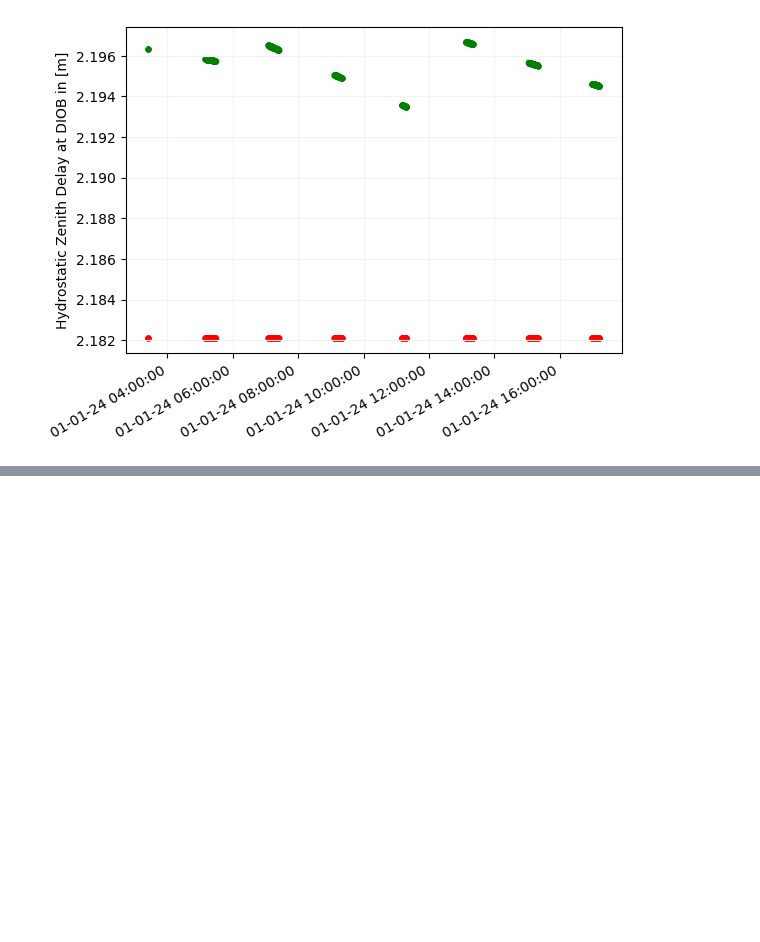
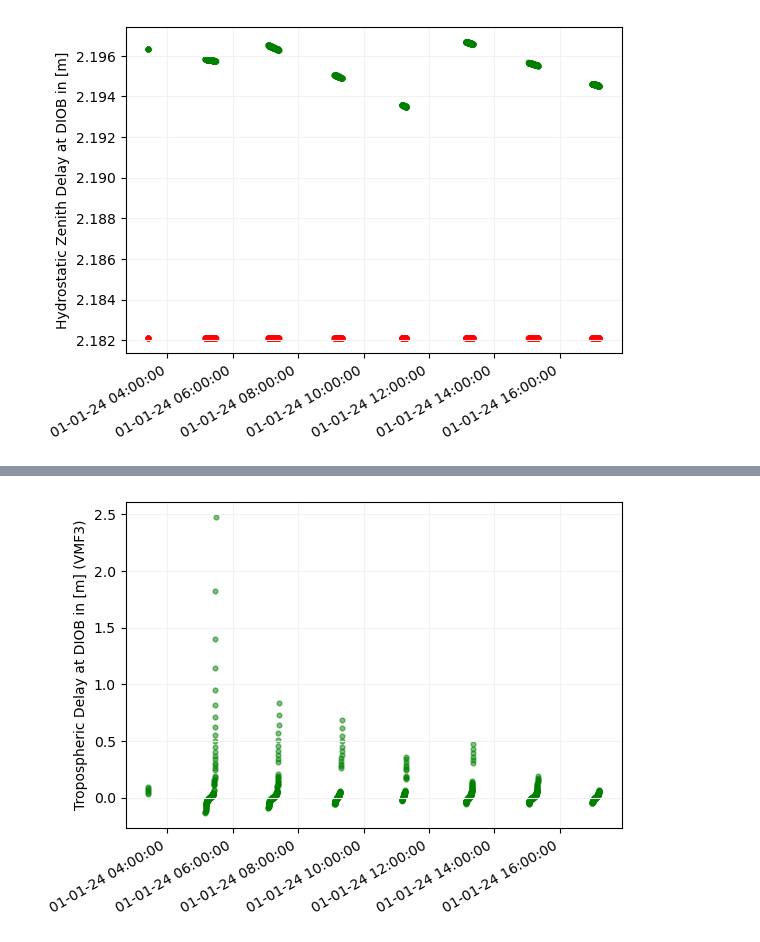
Before and after one commit to DSOlab/AcademicSoftware, a Jupyter notebook: JupiterLab/doris_days/atmo/atmosphere.ipynb, the cells around one changed output, grey strips where cells are left out. Saved outputs shown, nothing was run; the diff lists cells and outputs as text; code cells hidden in the pictures; blank space fills up the shorter version.

```diff
--- a/JupiterLab/doris_days/atmo/atmosphere.ipynb
+++ b/JupiterLab/doris_days/atmo/atmosphere.ipynb
@@ -180,0 +213,52 @@ plt.show()
+# %%
+# lets store results to plot them later on
+ts = []; dL = []; elvs = [];
+
+# last data
+last_tai = None
+last_dti = None
+last_ele = None
+
+# for every block in the RINEX file
+for block in rnx:
+    # for every beacon in the block
+    for beacon, data in block:
+        # match DIOB
+        if beacon == rnx.name2id(site_name):
+
+            # use the block-provided clock correction to get to (approximate) TAI
+            # date(TAI) = epoch + receiver clock offset
+            tai = block.t() + attotime.attotimedelta(nanoseconds=block.clock_offset() * 1e9)
+
+            # satellite position
+            satx, saty, satz, _ = intrp.sat_at(sp3_id, tai)
+            rsat = np.array([satx, saty, satz])
+
+            # compute range, azimouth and elevation between site and satellite
+            r, az, el = transformations.azele(rsat, rsta)
+
+            # compute tropospheric delay at elevation
+            dti = vmf.tropo_delay(site_name, lat, lon, el, at2pt(tai))
+
+            # compute difference to previous obs, if any
+            if last_tai is not None and (tai - last_tai).total_seconds() <= 10.:
+                dt = float((tai - last_tai).total_seconds())
+                ts.append(tai)
+                dL.append( (dti-last_dti)/dt )
+                elvs.append( np.degrees(el)+(np.degrees(el)-np.degrees(last_ele))/2. )
+
+            # assign values for next computation
+            last_tai = tai
+            last_dti = dti
+            last_ele = el
+
+# Plot results
+plt.scatter([at2pt(ti) for ti in ts], dL, alpha=0.5, s=12, c='green')
+plt.grid(color='0.95')
+plt.ylabel(f"Tropospheric Delay at {site_name} in [m] (VMF3)")
+ax = plt.gca()
+ax.xaxis.set_major_formatter(mdates.DateFormatter("%d-%m-%y %H:%M:%S"))
+plt.gcf().autofmt_xdate()
+plt.show()
+# %% [output]
+[figure, added]
```
Also changed, not shown: parts of 10 cells of this notebook, 3 other files.
